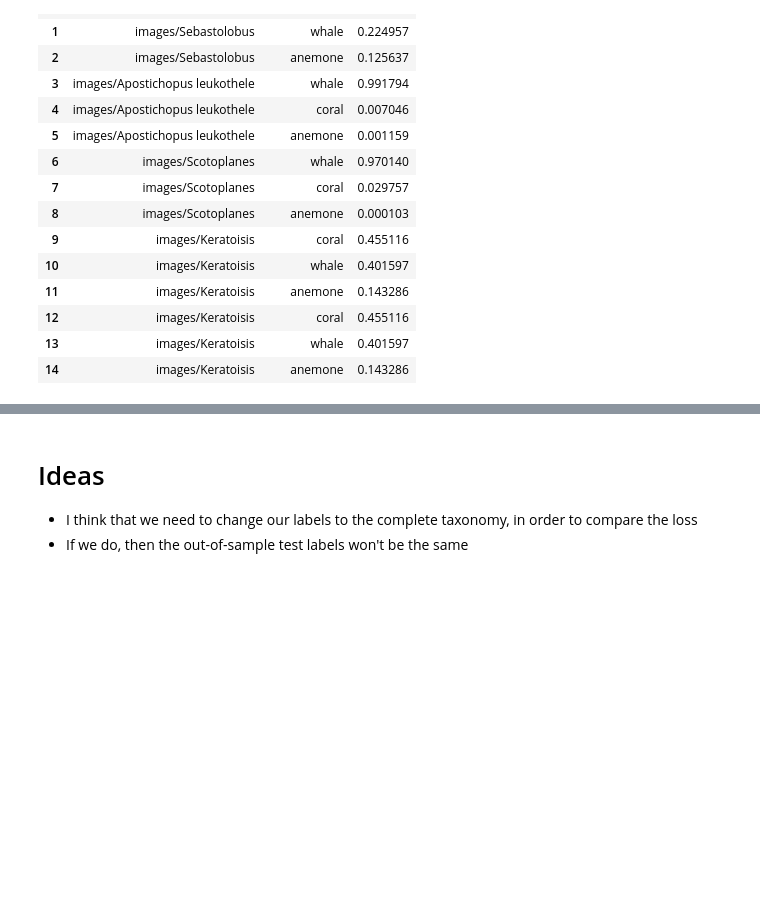
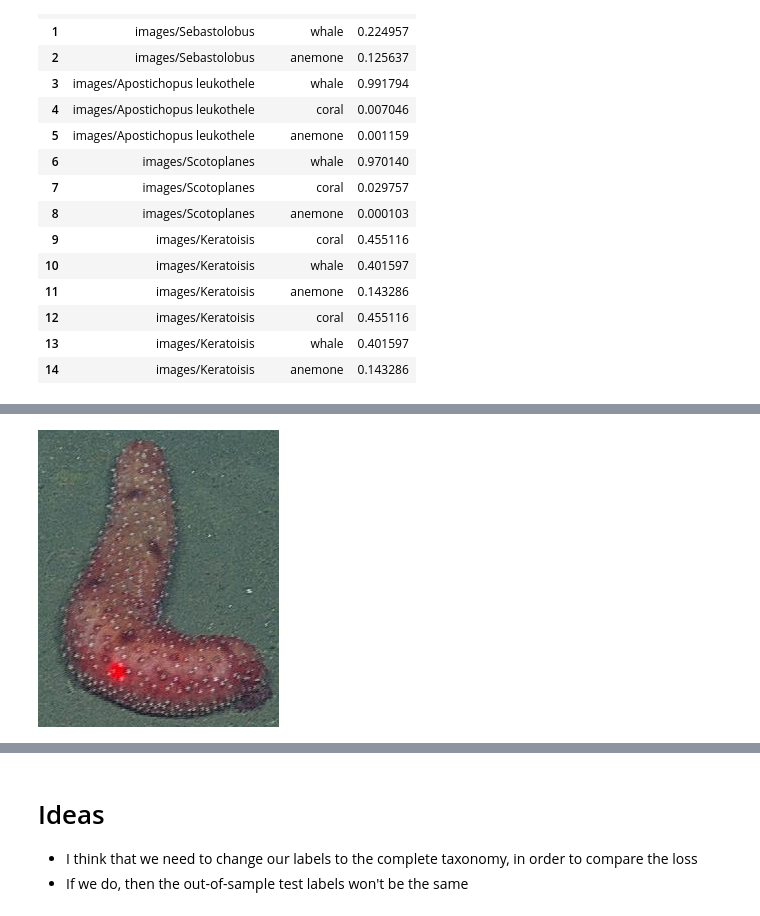
Before and after one commit to JulianaGomez/fathomnet2025, a Jupyter notebook: bioclip-test.ipynb, the cells around one changed output, grey strips where cells are left out. Cells and saved outputs as stored; diff of their text form; code cells hidden in the pictures; blank space fills up the shorter version.

Commit message:
Kaggle Notebook | BioCLIP_test | Version 5 | Predict with cropped image

```diff
--- a/bioclip-test.ipynb
+++ b/bioclip-test.ipynb
@@ -153,0 +167,40 @@ df_custom
+# %%
+#  bbox format: [x, y, width, height]
+
+# Open the image
+example_image_path = image_paths[1]
+image = PIL.Image.open(example_image_path)
+
+# Define bounding box coordinates
+bbox = train_metadata.iloc[1:2, train_metadata.columns.get_loc('bbox')].values.tolist()[0]
+bbox = ast.literal_eval(bbox)
+x, y, w, h = map(int, bbox)
+
+right = x + w
+lower = y + h
+
+# Ensure valid coordinates
+width = train_metadata.iloc[1:2, train_metadata.columns.get_loc('width')].values.tolist()[0]
+height = train_metadata.iloc[1:2, train_metadata.columns.get_loc('height')].values.tolist()[0]
+
+left = max(0, x)
+upper = max(0, y)
+right = min(right, width)
+lower = min(lower, height)
+
+# Verify coordinate order
+if right <= left or lower <= upper:
+    raise ValueError(f"Invalid coordinates: ({left}, {upper}, {right}, {lower})")
+
+# Crop and save
+with PIL.Image.open(example_image_path) as img:
+    cropped_img = img.crop((left, upper, right, lower))
+
+with tempfile.NamedTemporaryFile(suffix=".jpg", delete=False) as tmp:
+    cropped_img.save(tmp.name)
+    temp_path = tmp.name
+
+# display
+display(cropped_img)
+# %% [output]
+[figure, added]
```
Also changed, not shown: parts of 11 cells of this notebook.
